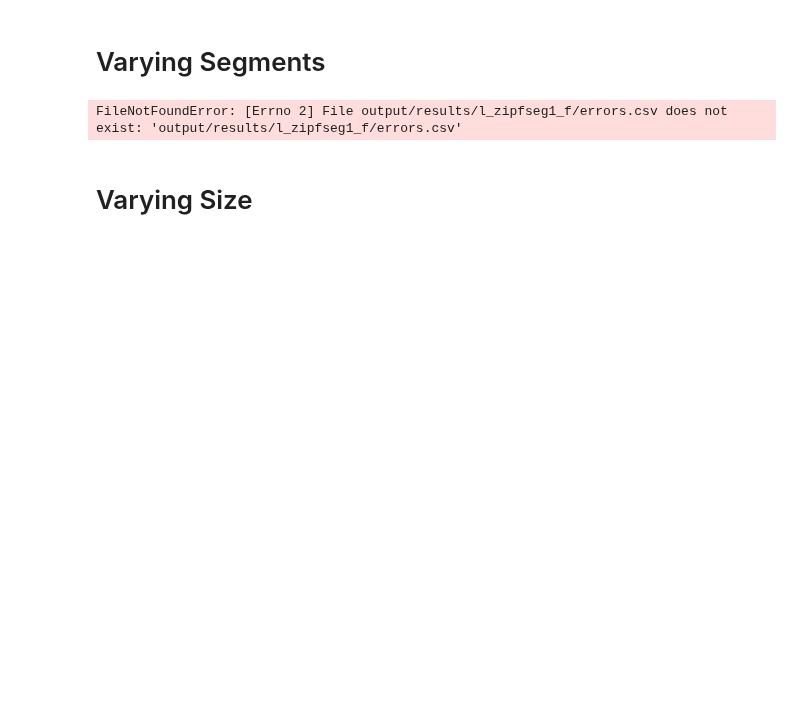
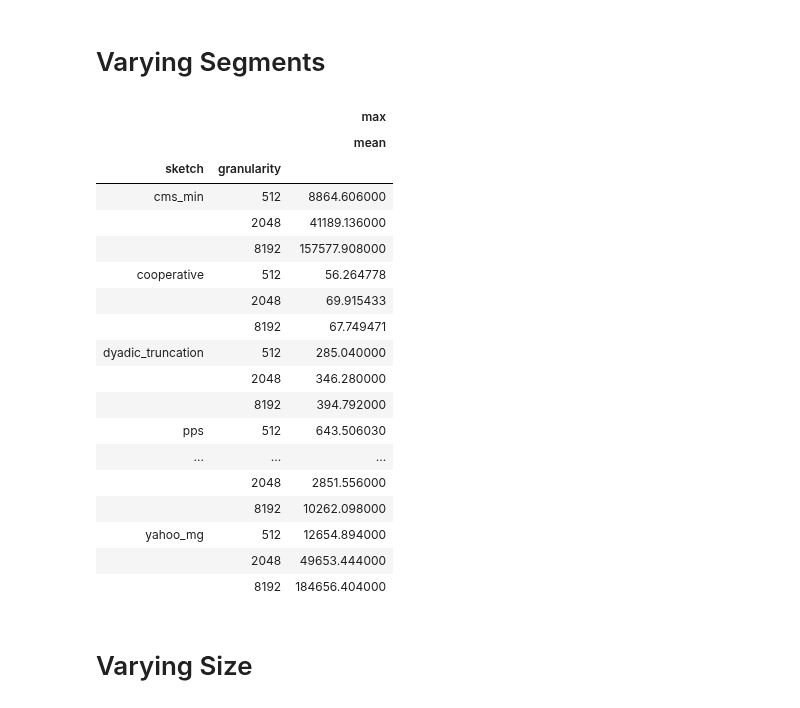
Before and after one commit to stanford-futuredata/sketchstore, a Jupyter notebook: python/notebooks/Local Experiments.ipynb, the cells around one changed output. Cells and saved outputs as stored; diff of their text form; code cells hidden in the pictures; blank space fills up the shorter version.

```diff
--- a/python/notebooks/Local Experiments.ipynb
+++ b/python/notebooks/Local Experiments.ipynb
@@ -296,17 +296,41 @@ fig.show()
 [drawing not drawn]
 # %% [markdown]
 # Varying Segments
-# %%
-enames = [
-    "l_zipf_f",
-    "l_zipfseg1_f",
-    "l_zipfseg2_f"
-]
-dfs = [
-    pd.read_csv(get_error_file(en))
-    for en in enames
-]
-# %% [output]
-FileNotFoundError: [Errno 2] File output/results/l_zipfseg1_f/errors.csv does not exist: 'output/results/l_zipfseg1_f/errors.csv'
+# %%
+enames = [
+    "l_caida_f",
+    "l_caidaseg1_f",
+    "l_caidaseg2_f"
+]
+dfs = [
+    pd.read_csv(get_error_file(en))
+    for en in enames
+]
+df = pd.concat(dfs).reset_index(drop=True)
+df["adj_query_len"] = df["granularity"] / df["query_len"]
+df_sel = df[df["adj_query_len"] == 4.0]
+df_sel.groupby(["sketch", "granularity"]).aggregate({
+    "max": ["mean"]
+})
+# %% [output]
+|  |  | max |
+|  |  | mean |
+| sketch | granularity |  |
+| cms_min | 512 | 8864.606000 |
+|  | 2048 | 41189.136000 |
+|  | 8192 | 157577.908000 |
+| cooperative | 512 | 56.264778 |
+|  | 2048 | 69.915433 |
+|  | 8192 | 67.749471 |
+| dyadic_truncation | 512 | 285.040000 |
+|  | 2048 | 346.280000 |
+|  | 8192 | 394.792000 |
+| pps | 512 | 643.506030 |
+| ... | ... | ... |
+|  | 2048 | 2851.556000 |
+|  | 8192 | 10262.098000 |
+| yahoo_mg | 512 | 12654.894000 |
+|  | 2048 | 49653.444000 |
+|  | 8192 | 184656.404000 |
 # %% [markdown]
 # Varying Size
```
Also changed, not shown: parts of 3 cells of this notebook, 2 other files.
